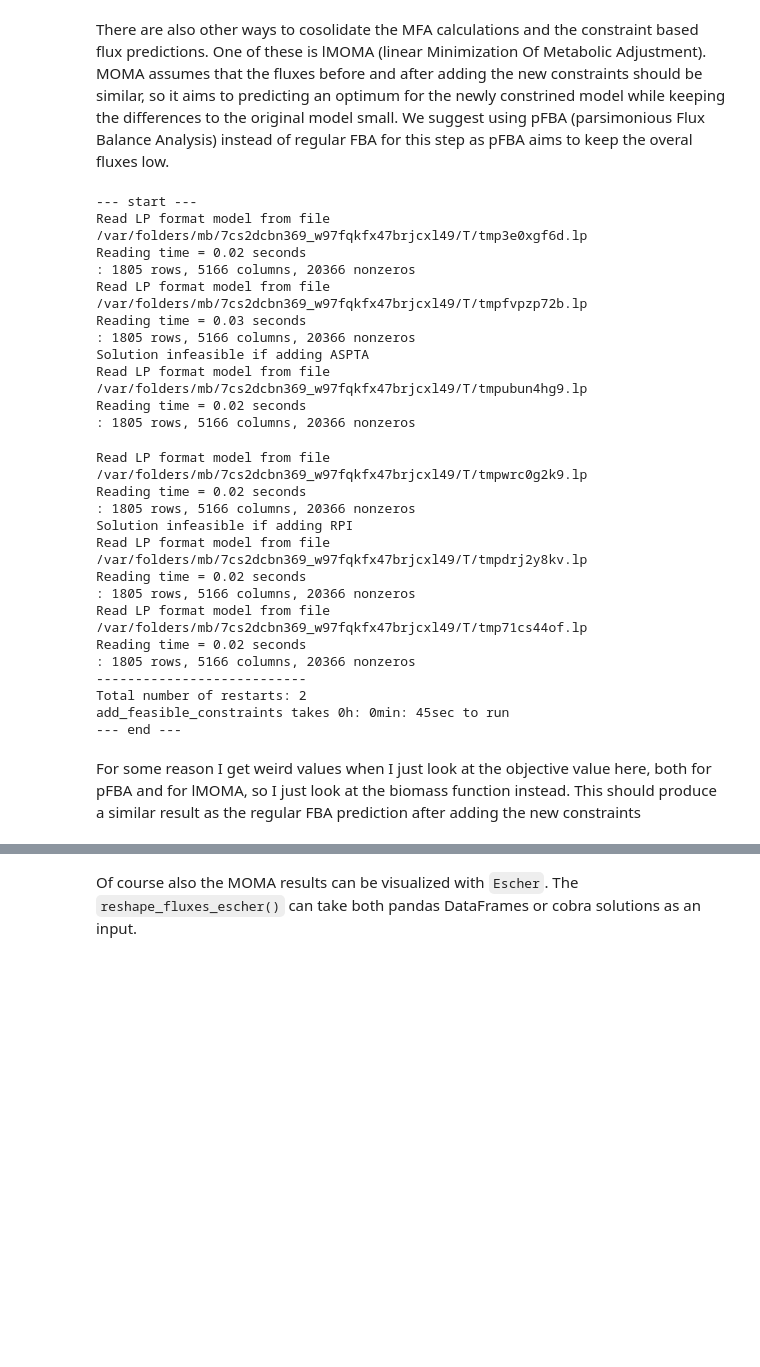
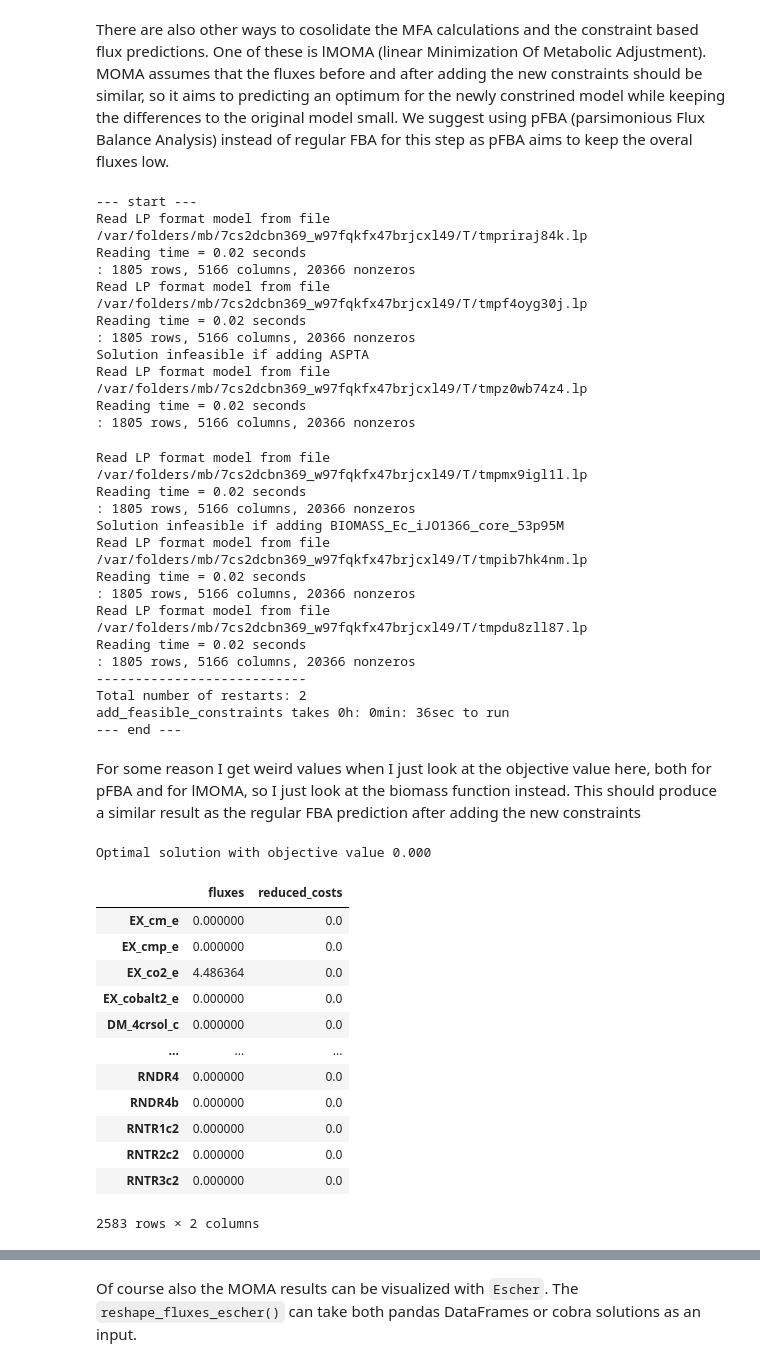
Before and after one commit to AutoFlowResearch/BFAIR, a Jupyter notebook: examples/MFA_cobra_sampling.ipynb, the cells around one changed output, grey strips where cells are left out. Cells and saved outputs as stored; diff of their text form; code cells hidden in the pictures; blank space fills up the shorter version.

```diff
--- a/examples/MFA_cobra_sampling.ipynb
+++ b/examples/MFA_cobra_sampling.ipynb
@@ -194,31 +210,30 @@ sampled_flux_map
 There are also other ways to cosolidate the MFA calculations and the constraint based flux predictions. One of these is lMOMA (linear Minimization Of Metabolic Adjustment). MOMA assumes that the fluxes before and after adding the new constraints should be similar, so it aims to predicting an optimum for the newly constrined model while keeping the differences to the original model small. We suggest using pFBA (parsimonious Flux Balance Analysis) instead of regular FBA for this step as pFBA aims to keep the overal fluxes low.
 # %%
 model = cobra.io.load_json_model('data/FIA_MS_example/database_files/iJO1366.json')
-model, problems = add_feasible_constraints(model, fittedFluxes)
-pfba_solution = cobra.flux_analysis.pfba(model)
+model, problems = add_feasible_constraints(model, fittedFluxes, min_val=min_val)
 # %% [output]
 --- start ---
-Read LP format model from file /var/folders/mb/7cs2dcbn369_w97fqkfx47brjcxl49/T/tmp3e0xgf6d.lp
+Read LP format model from file /var/folders/mb/7cs2dcbn369_w97fqkfx47brjcxl49/T/tmpriraj84k.lp
 Reading time = 0.02 seconds
 : 1805 rows, 5166 columns, 20366 nonzeros
-Read LP format model from file /var/folders/mb/7cs2dcbn369_w97fqkfx47brjcxl49/T/tmpfvpzp72b.lp
-Reading time = 0.03 seconds
+Read LP format model from file /var/folders/mb/7cs2dcbn369_w97fqkfx47brjcxl49/T/tmpf4oyg30j.lp
+Reading time = 0.02 seconds
 : 1805 rows, 5166 columns, 20366 nonzeros
 Solution infeasible if adding ASPTA
-Read LP format model from file /var/folders/mb/7cs2dcbn369_w97fqkfx47brjcxl49/T/tmpubun4hg9.lp
+Read LP format model from file /var/folders/mb/7cs2dcbn369_w97fqkfx47brjcxl49/T/tmpz0wb74z4.lp
 Reading time = 0.02 seconds
 : 1805 rows, 5166 columns, 20366 nonzeros
-Read LP format model from file /var/folders/mb/7cs2dcbn369_w97fqkfx47brjcxl49/T/tmpwrc0g2k9.lp
+Read LP format model from file /var/folders/mb/7cs2dcbn369_w97fqkfx47brjcxl49/T/tmpmx9igl1l.lp
 Reading time = 0.02 seconds
 : 1805 rows, 5166 columns, 20366 nonzeros
-Solution infeasible if adding RPI
-Read LP format model from file /var/folders/mb/7cs2dcbn369_w97fqkfx47brjcxl49/T/tmpdrj2y8kv.lp
+Solution infeasible if adding BIOMASS_Ec_iJO1366_core_53p95M
+Read LP format model from file /var/folders/mb/7cs2dcbn369_w97fqkfx47brjcxl49/T/tmpib7hk4nm.lp
 Reading time = 0.02 seconds
 : 1805 rows, 5166 columns, 20366 nonzeros
-Read LP format model from file /var/folders/mb/7cs2dcbn369_w97fqkfx47brjcxl49/T/tmp71cs44of.lp
+Read LP format model from file /var/folders/mb/7cs2dcbn369_w97fqkfx47brjcxl49/T/tmpdu8zll87.lp
 Reading time = 0.02 seconds
 : 1805 rows, 5166 columns, 20366 nonzeros
 ---------------------------
 Total number of restarts: 2
-add_feasible_constraints takes 0h: 0min: 45sec to run
+add_feasible_constraints takes 0h: 0min: 36sec to run
 --- end ---
@@ -226,6 +243,23 @@ add_feasible_constraints takes 0h: 0min: 45sec to run
 moma_after_MFA = cobra.flux_analysis.moma(model=model, solution=pfba_solution, linear=True)
 # %% [markdown]
 For some reason I get weird values when I just look at the objective value here, both for pFBA and for lMOMA, so I just look at the biomass function instead. This should produce a similar result as the regular FBA prediction after adding the new constraints
+# %%
+moma_after_MFA
+# %% [output]
+Optimal solution with objective value 0.000
+|  | fluxes | reduced_costs |
+| EX_cm_e | 0.000000 | 0.0 |
+| EX_cmp_e | 0.000000 | 0.0 |
+| EX_co2_e | 4.486364 | 0.0 |
+| EX_cobalt2_e | 0.000000 | 0.0 |
+| DM_4crsol_c | 0.000000 | 0.0 |
+| ... | ... | ... |
+| RNDR4 | 0.000000 | 0.0 |
+| RNDR4b | 0.000000 | 0.0 |
+| RNTR1c2 | 0.000000 | 0.0 |
+| RNTR2c2 | 0.000000 | 0.0 |
+| RNTR3c2 | 0.000000 | 0.0 |
+2583 rows × 2 columns
 # %%
 moma_after_MFA.fluxes["BIOMASS_Ec_iJO1366_core_53p95M"]
 # %% [output]
```
Also changed, not shown: parts of 19 cells of this notebook.
